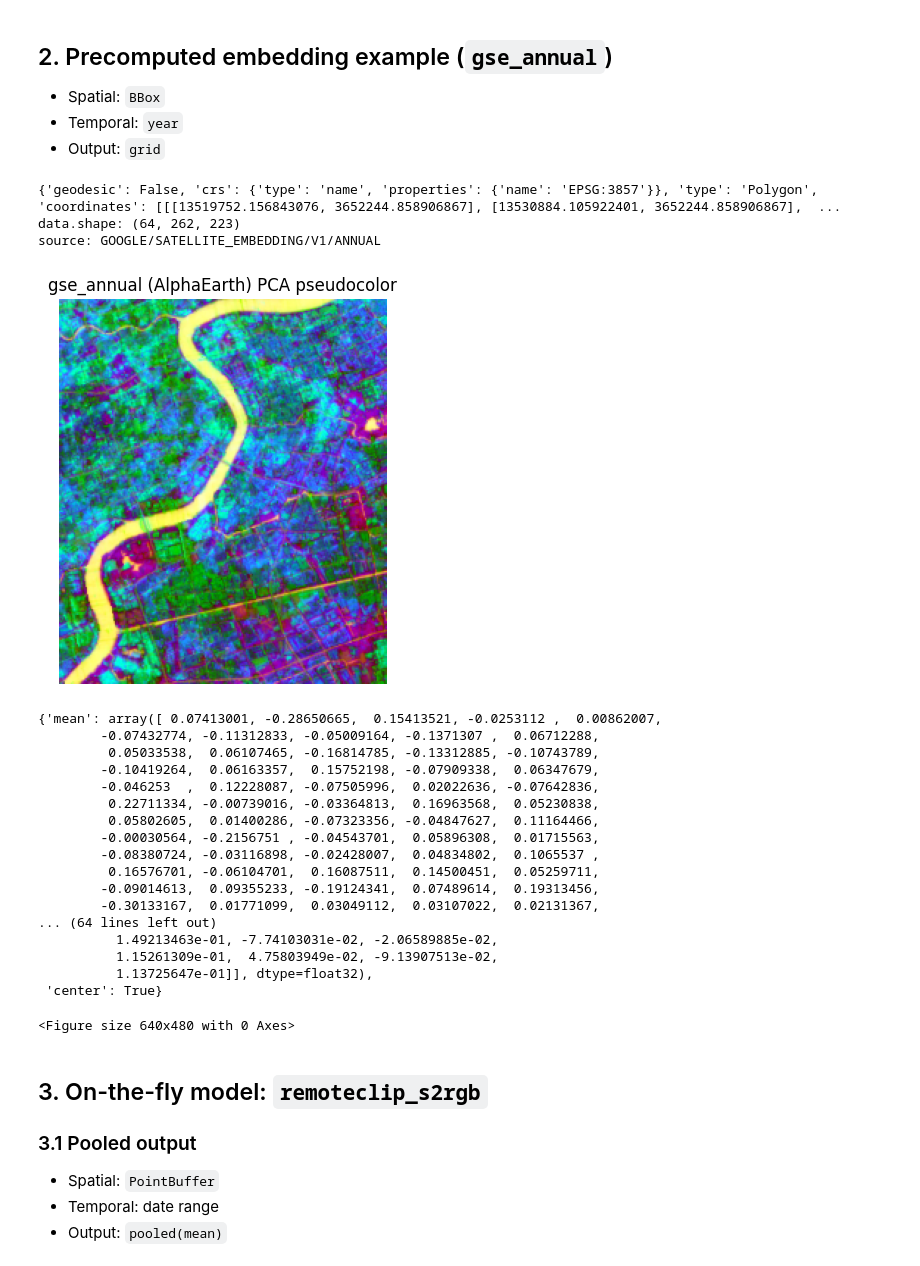
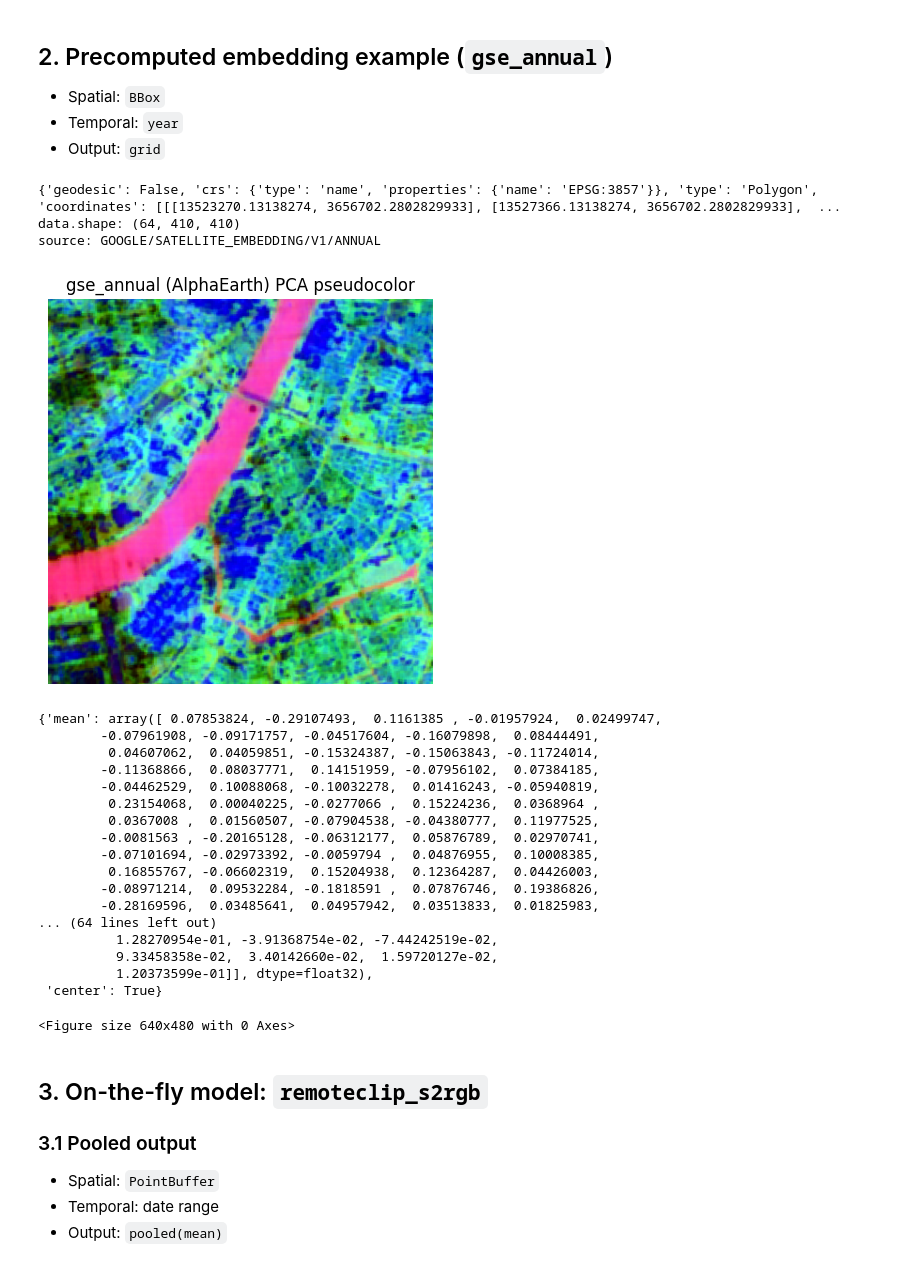
Before and after one commit to Dinghye/rs-embed, a Jupyter notebook: examples/playground.ipynb, the cells around one changed output. Drawn from its saved outputs; the diff is of its cells as text; code cells hidden in the pictures.

```diff
--- a/examples/playground.ipynb
+++ b/examples/playground.ipynb
@@ -58,39 +58,39 @@ spatial_point, spatial_bbox, temporal_year, temporal_range
 # %%
 emb = get_embedding(
     "gse_annual",
-    spatial=spatial_bbox,
+    spatial=spatial_point,
     temporal=temporal_year,
-    output=OutputSpec.grid(scale_m=50),
+    output=OutputSpec.grid(scale_m=10),
 )
 
 print("data.shape:", emb.data.shape)
 print("source:", emb.meta.get("source"))
 
 plot_embedding_pseudocolor(
     emb,
     title="gse_annual (AlphaEarth) PCA pseudocolor",
 )
 # %% [output]
-{'geodesic': False, 'crs': {'type': 'name', 'properties': {'name': 'EPSG:3857'}}, 'type': 'Polygon', 'coordinates': [[[13519752.156843076, 3652244.858906867], [13530884.105922401, 3652244.858906867],  ...
-data.shape: (64, 262, 223)
+{'geodesic': False, 'crs': {'type': 'name', 'properties': {'name': 'EPSG:3857'}}, 'type': 'Polygon', 'coordinates': [[[13523270.13138274, 3656702.2802829933], [13527366.13138274, 3656702.2802829933],  ...
+data.shape: (64, 410, 410)
 source: GOOGLE/SATELLITE_EMBEDDING/V1/ANNUAL
-[figure, old version]
+[figure, new version]
-{'mean': array([ 0.07413001, -0.28650665,  0.15413521, -0.0253112 ,  0.00862007,
-        -0.07432774, -0.11312833, -0.05009164, -0.1371307 ,  0.06712288,
-         0.05033538,  0.06107465, -0.16814785, -0.13312885, -0.10743789,
-        -0.10419264,  0.06163357,  0.15752198, -0.07909338,  0.06347679,
-        -0.046253  ,  0.12228087, -0.07505996,  0.02022636, -0.07642836,
-         0.22711334, -0.00739016, -0.03364813,  0.16963568,  0.05230838,
-         0.05802605,  0.01400286, -0.07323356, -0.04847627,  0.11164466,
-        -0.00030564, -0.2156751 , -0.04543701,  0.05896308,  0.01715563,
-        -0.08380724, -0.03116898, -0.02428007,  0.04834802,  0.1065537 ,
-         0.16576701, -0.06104701,  0.16087511,  0.14500451,  0.05259711,
-        -0.09014613,  0.09355233, -0.19124341,  0.07489614,  0.19313456,
-        -0.30133167,  0.01771099,  0.03049112,  0.03107022,  0.02131367,
+{'mean': array([ 0.07853824, -0.29107493,  0.1161385 , -0.01957924,  0.02499747,
+        -0.07961908, -0.09171757, -0.04517604, -0.16079898,  0.08444491,
+         0.04607062,  0.04059851, -0.15324387, -0.15063843, -0.11724014,
+        -0.11368866,  0.08037771,  0.14151959, -0.07956102,  0.07384185,
+        -0.04462529,  0.10088068, -0.10032278,  0.01416243, -0.05940819,
+         0.23154068,  0.00040225, -0.0277066 ,  0.15224236,  0.0368964 ,
+         0.0367008 ,  0.01560507, -0.07904538, -0.04380777,  0.11977525,
+        -0.0081563 , -0.20165128, -0.06312177,  0.05876789,  0.02970741,
+        -0.07101694, -0.02973392, -0.0059794 ,  0.04876955,  0.10008385,
+         0.16855767, -0.06602319,  0.15204938,  0.12364287,  0.04426003,
+        -0.08971214,  0.09532284, -0.1818591 ,  0.07876746,  0.19386826,
+        -0.28169596,  0.03485641,  0.04957942,  0.03513833,  0.01825983,
 ... (64 lines left out)
-          1.49213463e-01, -7.74103031e-02, -2.06589885e-02,
-          1.15261309e-01,  4.75803949e-02, -9.13907513e-02,
-          1.13725647e-01]], dtype=float32),
+          1.28270954e-01, -3.91368754e-02, -7.44242519e-02,
+          9.33458358e-02,  3.40142660e-02,  1.59720127e-02,
+          1.20373599e-01]], dtype=float32),
  'center': True}
 <Figure size 640x480 with 0 Axes>
 # %% [markdown]
```
Also changed, not shown: parts of 10 cells of this notebook, 18 other files.
